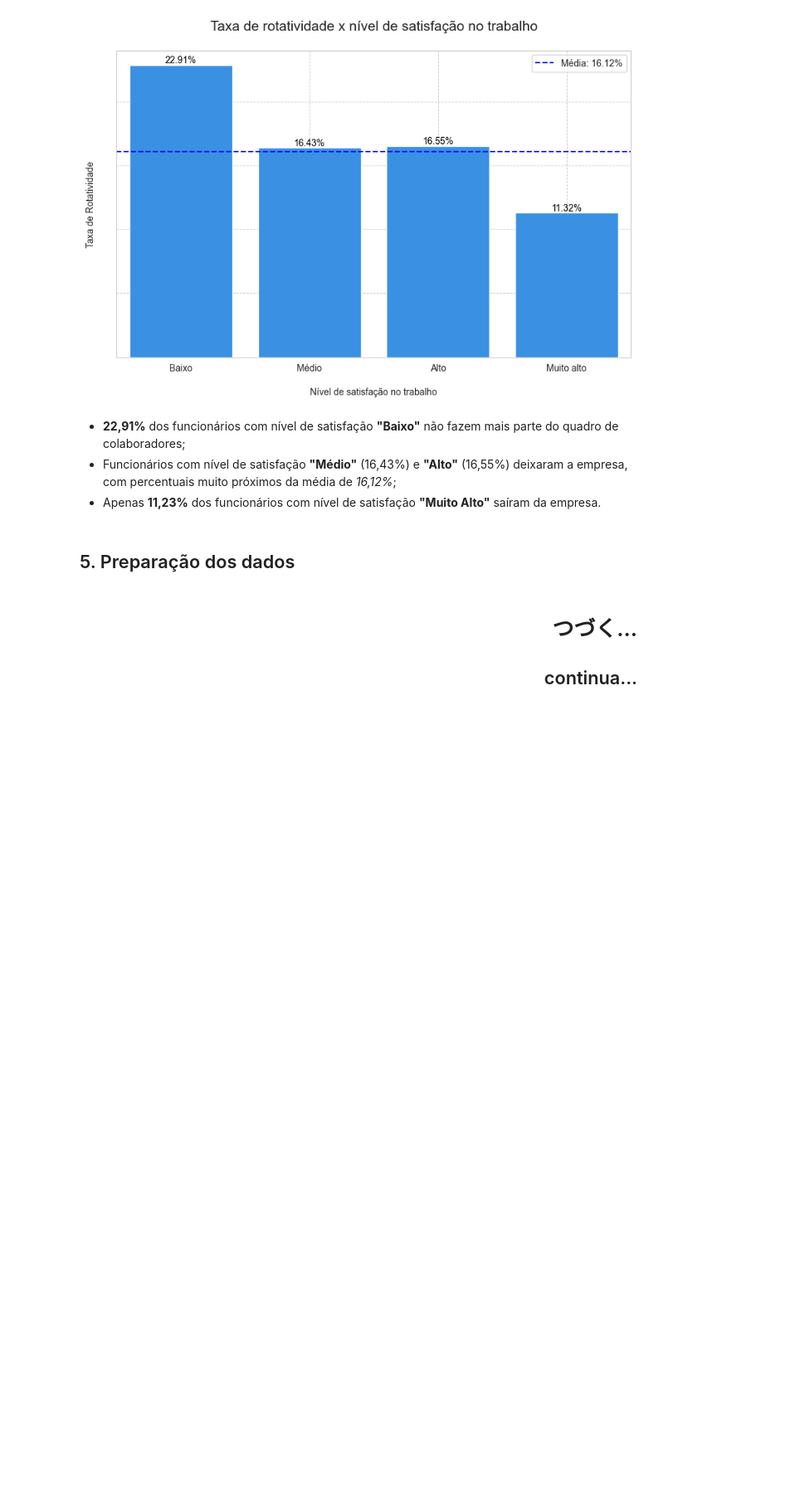
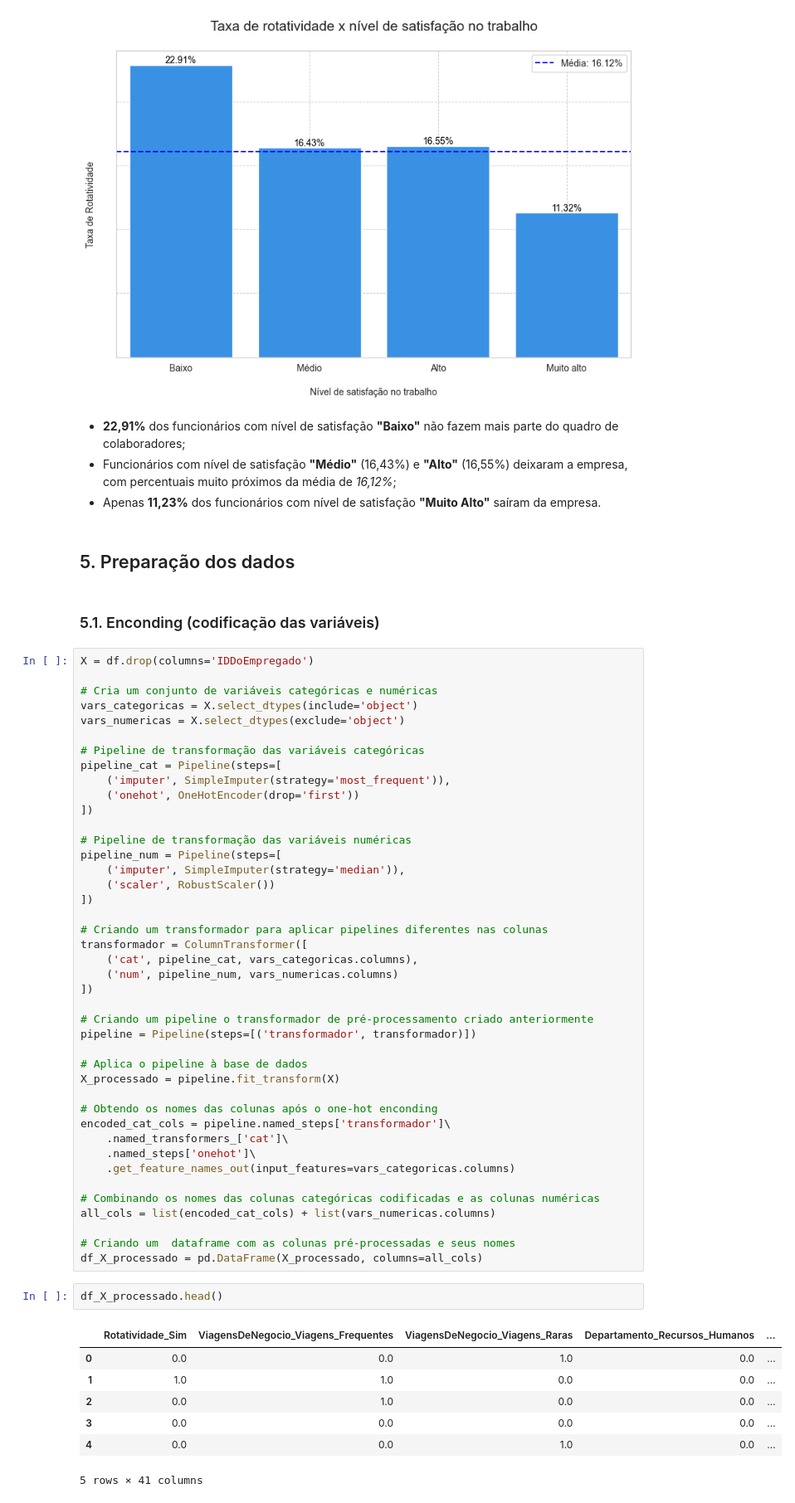
Before and after one commit to emso-exe/Analise_de_rh_-_people_analytics, a Jupyter notebook: 001_analise_de_rh.ipynb, the cells around one changed output. Shown at 83% size. Cells and saved outputs as stored; diff of their text form; blank space fills up the shorter version.

Commit message:
feat: codificação das variáveis cat e num, item 5.1.

```diff
--- a/001_analise_de_rh.ipynb
+++ b/001_analise_de_rh.ipynb
@@ -1232,8 +1232,57 @@ plt.show()
 - Apenas **11,23%** dos funcionários com nível de satisfação **"Muito Alto"** saíram da empresa.
 # %% [markdown]
 ## 5. Preparação dos dados
-# %% [markdown]
-<div style="text-align: right">
-<h1>つづく...</h1>
-<h2>continua...</h2>
-</div>
+# %% [markdown]
+### 5.1. Enconding (codificação das variáveis)
+# %%
+X = df.drop(columns='IDDoEmpregado')
+
+# Cria um conjunto de variáveis categóricas e numéricas
+vars_categoricas = X.select_dtypes(include='object')
+vars_numericas = X.select_dtypes(exclude='object')
+
+# Pipeline de transformação das variáveis categóricas
+pipeline_cat = Pipeline(steps=[
+    ('imputer', SimpleImputer(strategy='most_frequent')),
+    ('onehot', OneHotEncoder(drop='first'))
+])
+
+# Pipeline de transformação das variáveis numéricas
+pipeline_num = Pipeline(steps=[
+    ('imputer', SimpleImputer(strategy='median')),
+    ('scaler', RobustScaler())
+])
+
+# Criando um transformador para aplicar pipelines diferentes nas colunas
+transformador = ColumnTransformer([
+    ('cat', pipeline_cat, vars_categoricas.columns),
+    ('num', pipeline_num, vars_numericas.columns)
+])
+
+# Criando um pipeline o transformador de pré-processamento criado anteriormente
+pipeline = Pipeline(steps=[('transformador', transformador)])
+
+# Aplica o pipeline à base de dados
+X_processado = pipeline.fit_transform(X)
+
+# Obtendo os nomes das colunas após o one-hot enconding
+encoded_cat_cols = pipeline.named_steps['transformador']\
+    .named_transformers_['cat']\
+    .named_steps['onehot']\
+    .get_feature_names_out(input_features=vars_categoricas.columns)
+
+# Combinando os nomes das colunas categóricas codificadas e as colunas numéricas
+all_cols = list(encoded_cat_cols) + list(vars_numericas.columns)
+
+# Criando um  dataframe com as colunas pré-processadas e seus nomes
+df_X_processado = pd.DataFrame(X_processado, columns=all_cols)
+# %%
+df_X_processado.head()
+# %% [output]
+|  | Rotatividade_Sim | ViagensDeNegocio_Viagens_Frequentes | ViagensDeNegocio_Viagens_Raras | Departamento_Recursos_Humanos | ... |
+| 0 | 0.0 | 0.0 | 1.0 | 0.0 | ... |
+| 1 | 1.0 | 1.0 | 0.0 | 0.0 | ... |
+| 2 | 0.0 | 1.0 | 0.0 | 0.0 | ... |
+| 3 | 0.0 | 0.0 | 0.0 | 0.0 | ... |
+| 4 | 0.0 | 0.0 | 1.0 | 0.0 | ... |
+5 rows × 41 columns
```
